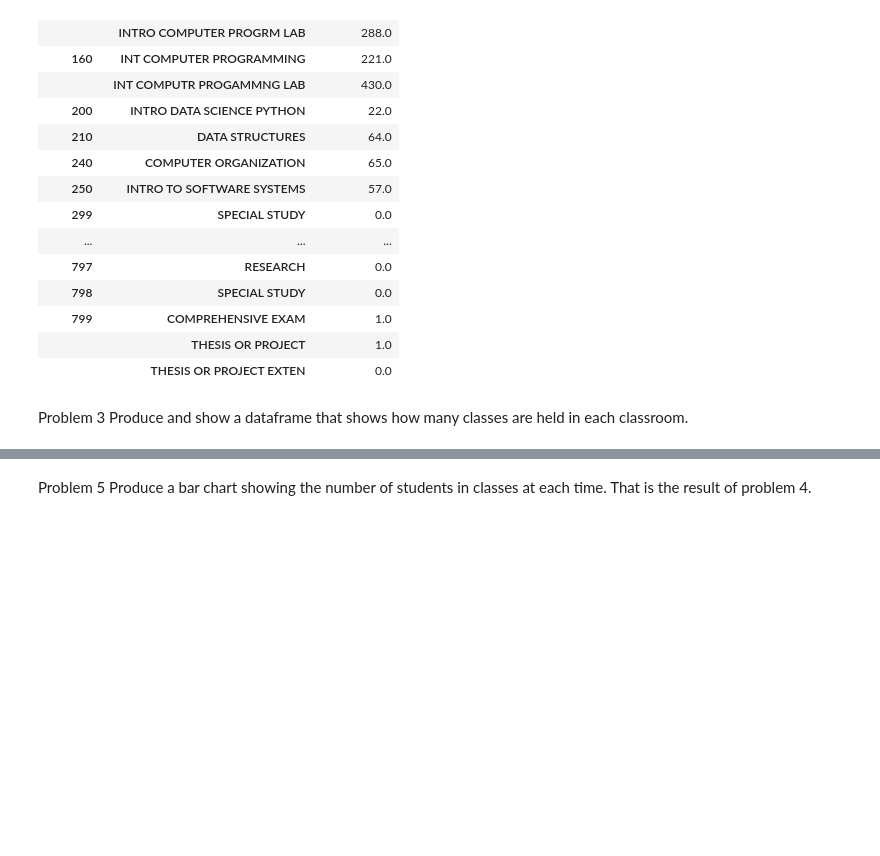
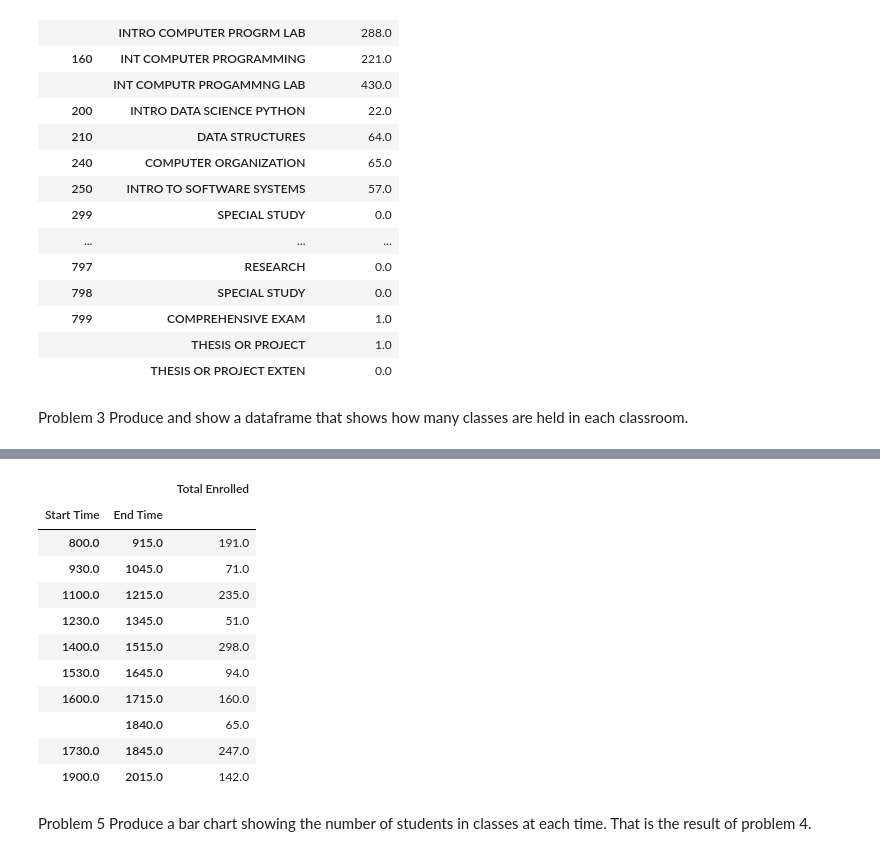
Before and after one commit to SkittyWitty/BigData_Scheduling, a Jupyter notebook: SDSU Class Scheduling.ipynb, the cells around one changed output, grey strips where cells are left out. Saved outputs shown, nothing was run; the diff lists cells and outputs as text; code cells hidden in the pictures; blank space fills up the shorter version.

```diff
--- a/SDSU Class Scheduling.ipynb
+++ b/SDSU Class Scheduling.ipynb
@@ -86,3 +85,21 @@ in all the classed at that time.
+# %%
+in_class_df = schedule_df[["Days", "Start Time", "End Time", "Total Enrolled"]]
+in_class_df = in_class_df[(in_class_df.Days == 'TTH') | (in_class_df.Days == 'T') | (in_class_df.Days == 'TH')]
+in_class_df = in_class_df.groupby(["Start Time", "End Time"]).sum()
+in_class_df
+# %% [output]
+|  |  | Total Enrolled |
+| Start Time | End Time |  |
+| 800.0 | 915.0 | 191.0 |
+| 930.0 | 1045.0 | 71.0 |
+| 1100.0 | 1215.0 | 235.0 |
+| 1230.0 | 1345.0 | 51.0 |
+| 1400.0 | 1515.0 | 298.0 |
+| 1530.0 | 1645.0 | 94.0 |
+| 1600.0 | 1715.0 | 160.0 |
+|  | 1840.0 | 65.0 |
+| 1730.0 | 1845.0 | 247.0 |
+| 1900.0 | 2015.0 | 142.0 |
 # %% [markdown]
 Problem 5
 Produce a bar chart showing the number of students in classes at each time. That is the
```
Also changed, not shown: parts of 5 cells of this notebook.
